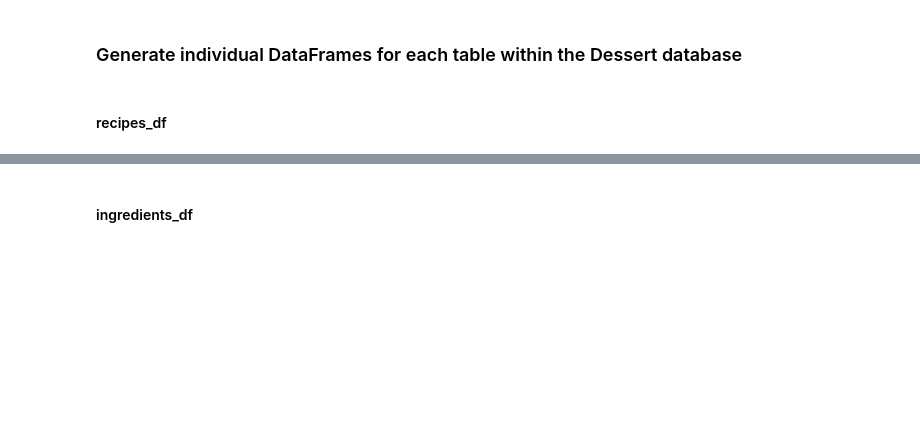
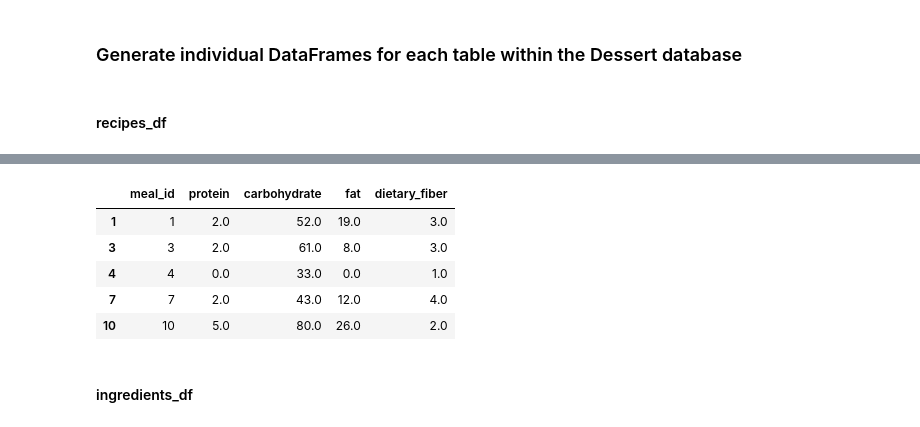
Before and after one commit to emiwuwu/DessertPalette, a Jupyter notebook: DessertPalette_Recipes.ipynb, the cells around one changed output, grey strips where cells are left out. Cells and saved outputs as stored; diff of their text form; code cells hidden in the pictures; blank space fills up the shorter version.

```diff
--- a/DessertPalette_Recipes.ipynb
+++ b/DessertPalette_Recipes.ipynb
@@ -203,3 +275,19 @@ recipes_df.head()
+# %%
+# Rename the 'id' column to 'meal_id' in the 'nutritions_df' DataFrame
+nutritions_df.rename(columns={'id': 'meal_id'}, inplace=True)
+
+# Select and reorder the columns you want to keep in the DataFrame
+nutritions_df = nutritions_df[['meal_id', 'protein', 'carbohydrate', 'fat', 'dietary_fiber']]
+
+# Display the first few rows of the updated DataFrame
+nutritions_df.head()
+# %% [output]
+|  | meal_id | protein | carbohydrate | fat | dietary_fiber |
+| 1 | 1 | 2.0 | 52.0 | 19.0 | 3.0 |
+| 3 | 3 | 2.0 | 61.0 | 8.0 | 3.0 |
+| 4 | 4 | 0.0 | 33.0 | 0.0 | 1.0 |
+| 7 | 7 | 2.0 | 43.0 | 12.0 | 4.0 |
+| 10 | 10 | 5.0 | 80.0 | 26.0 | 2.0 |
 # %% [markdown]
 #### ingredients_df
 # %%
```
Also changed, not shown: parts of 49 cells of this notebook, 8 other files.
